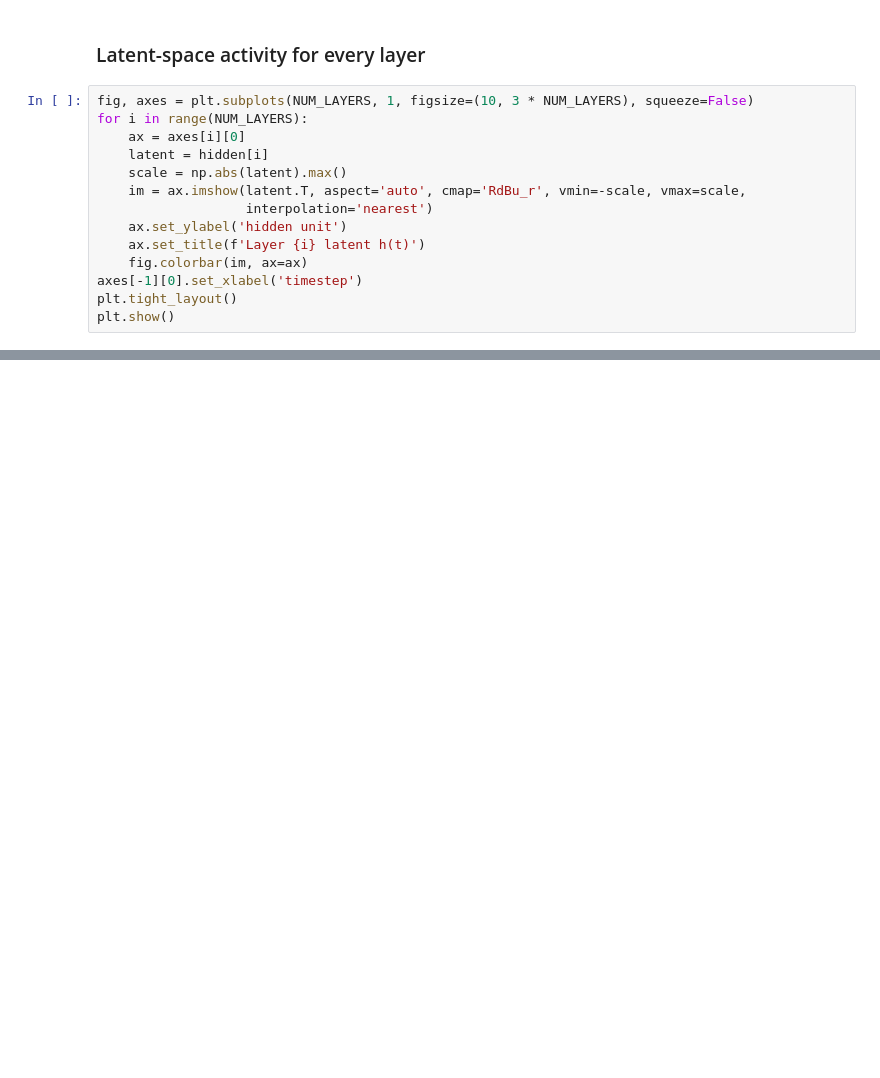
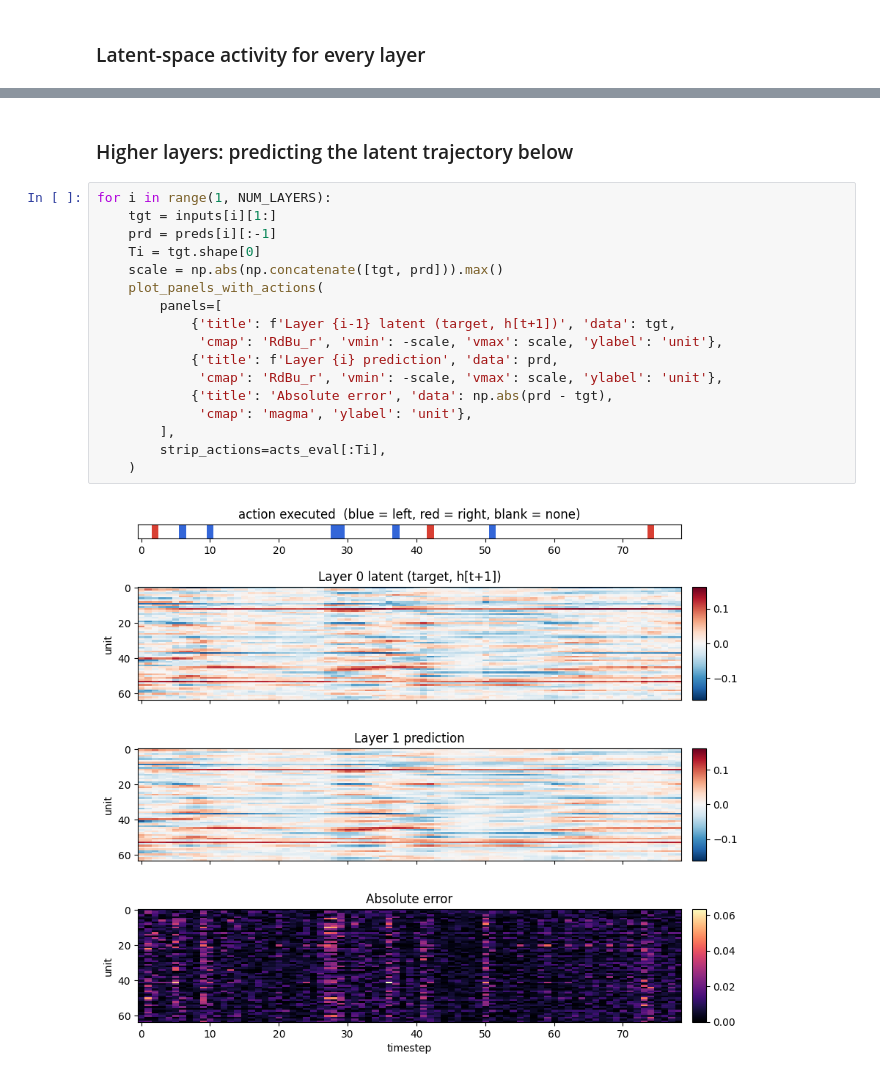
Before and after one commit to nwatters01/exploration_policies, a Jupyter notebook: toy_v1/models/train_rnn_predictor.ipynb, the cells around one changed output, grey strips where cells are left out. Saved outputs shown, nothing was run; the diff lists cells and outputs as text; blank space fills up the shorter version.

```diff
--- a/toy_v1/models/train_rnn_predictor.ipynb
+++ b/toy_v1/models/train_rnn_predictor.ipynb
@@ -222,16 +257,2 @@ plt.show()
 # %% [markdown]
 ### Latent-space activity for every layer
-# %%
-fig, axes = plt.subplots(NUM_LAYERS, 1, figsize=(10, 3 * NUM_LAYERS), squeeze=False)
-for i in range(NUM_LAYERS):
-    ax = axes[i][0]
-    latent = hidden[i]
-    scale = np.abs(latent).max()
-    im = ax.imshow(latent.T, aspect='auto', cmap='RdBu_r', vmin=-scale, vmax=scale,
-                   interpolation='nearest')
-    ax.set_ylabel('hidden unit')
-    ax.set_title(f'Layer {i} latent h(t)')
-    fig.colorbar(im, ax=ax)
-axes[-1][0].set_xlabel('timestep')
-plt.tight_layout()
-plt.show()
@@ -283,0 +273,21 @@ for i in range(1, NUM_LAYERS):
+# %% [markdown]
+### Higher layers: predicting the latent trajectory below
+# %%
+for i in range(1, NUM_LAYERS):
+    tgt = inputs[i][1:]
+    prd = preds[i][:-1]
+    Ti = tgt.shape[0]
+    scale = np.abs(np.concatenate([tgt, prd])).max()
+    plot_panels_with_actions(
+        panels=[
+            {'title': f'Layer {i-1} latent (target, h[t+1])', 'data': tgt,
+             'cmap': 'RdBu_r', 'vmin': -scale, 'vmax': scale, 'ylabel': 'unit'},
+            {'title': f'Layer {i} prediction', 'data': prd,
+             'cmap': 'RdBu_r', 'vmin': -scale, 'vmax': scale, 'ylabel': 'unit'},
+            {'title': 'Absolute error', 'data': np.abs(prd - tgt),
+             'cmap': 'magma', 'ylabel': 'unit'},
+        ],
+        strip_actions=acts_eval[:Ti],
+    )
+# %% [output]
+[figure, added]
```
Also changed, not shown: parts of 30 cells of this notebook, 12 other files.
